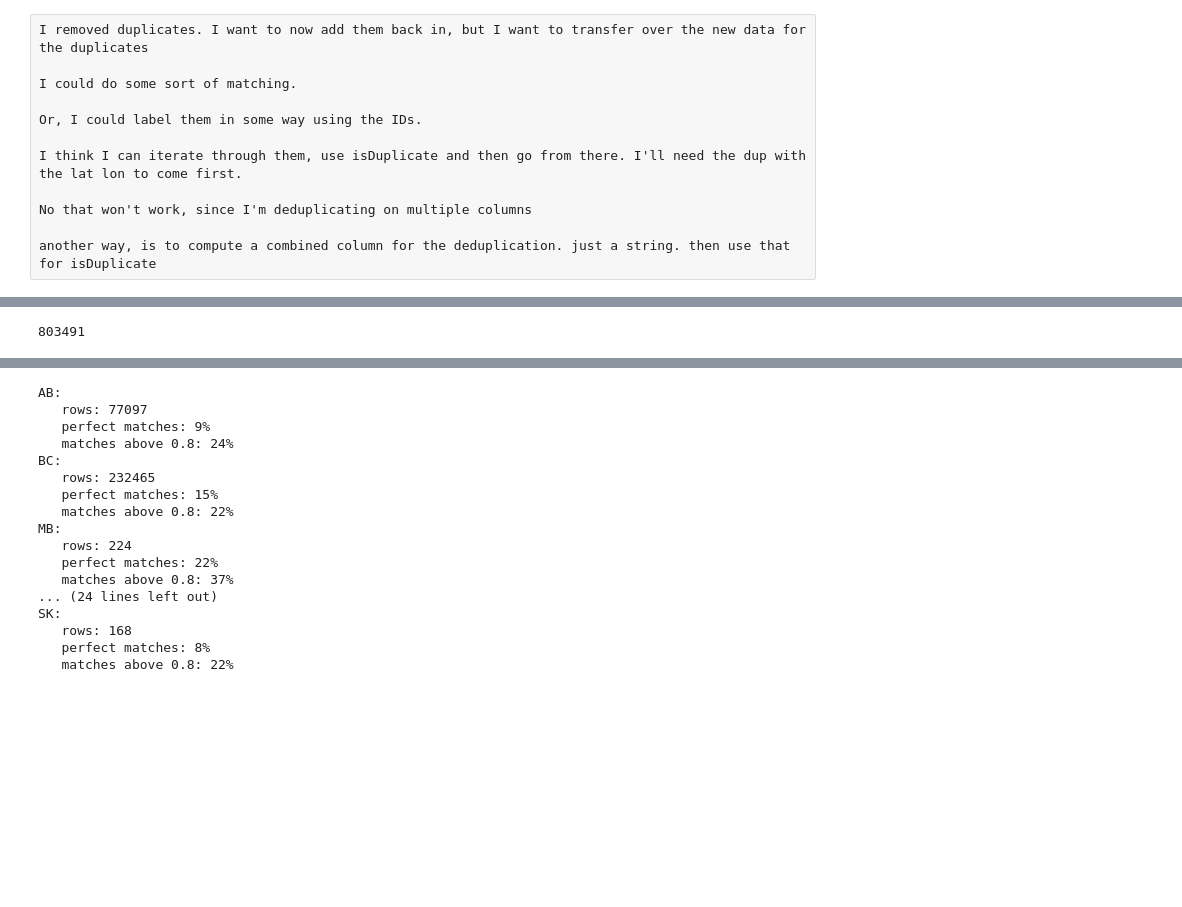
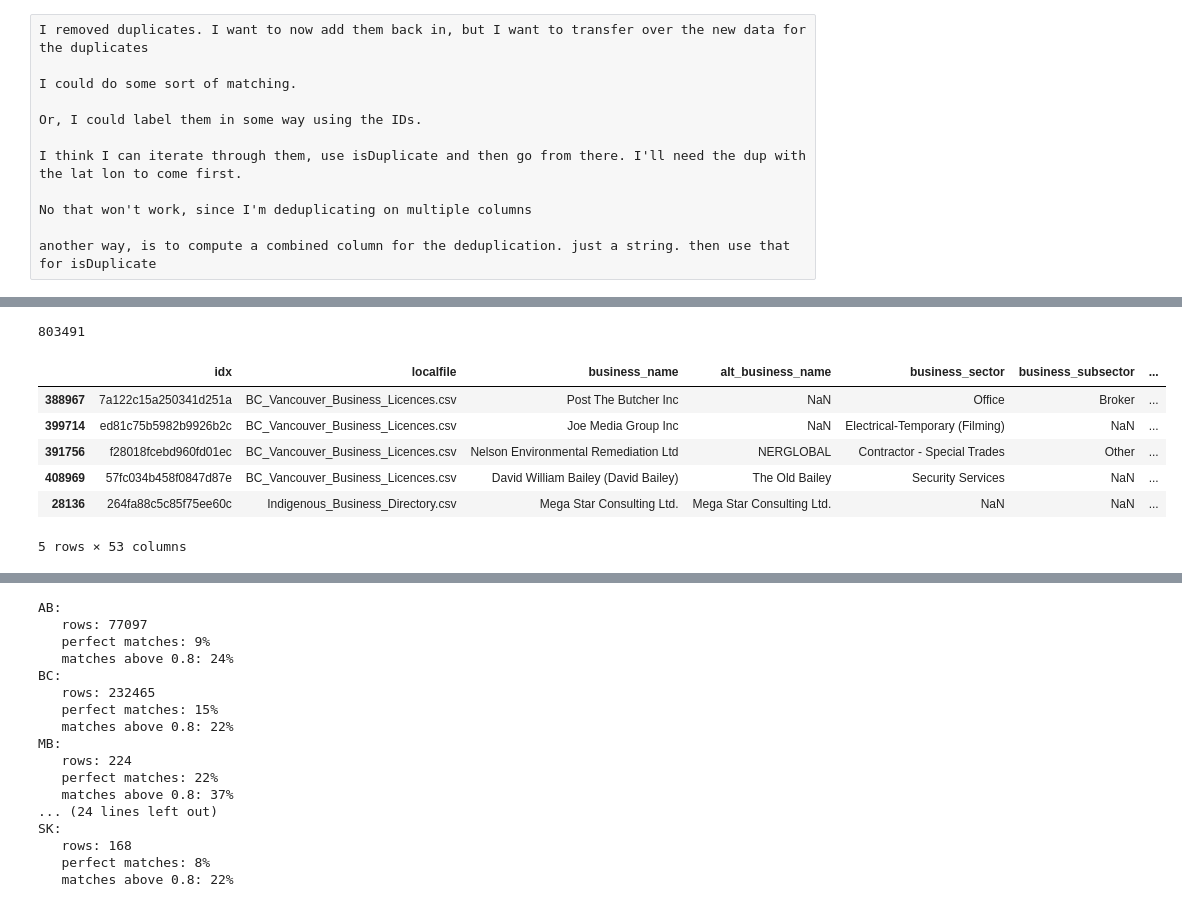
Before and after one commit to smlum/ODBiz, a Jupyter notebook: 5a-Matching/analysis.ipynb, the cells around one changed output, grey strips where cells are left out. Drawn from its saved outputs; the diff is of its cells as text; code cells hidden in the pictures; blank space fills up the shorter version.

```diff
--- a/5a-Matching/analysis.ipynb
+++ b/5a-Matching/analysis.ipynb
@@ -260,8 +279,17 @@ df.to_csv('test.csv', index=False)
 # %%
 # next we need to assign x and y to lat/lon and decide our cutoff
+len(df)
+# %% [output]
+803491
 # %%
 df = pd.read_csv('output/matched.csv', low_memory=False)
-# %%
-len(df)
-# %% [output]
-803491
+# %%
+df.head()
+# %% [output]
+|  | idx | localfile | business_name | alt_business_name | business_sector | business_subsector | ... |
+| 388967 | 7a122c15a250341d251a | BC_Vancouver_Business_Licences.csv | Post The Butcher Inc | NaN | Office | Broker | ... |
+| 399714 | ed81c75b5982b9926b2c | BC_Vancouver_Business_Licences.csv | Joe Media Group Inc | NaN | Electrical-Temporary (Filming) | NaN | ... |
+| 391756 | f28018fcebd960fd01ec | BC_Vancouver_Business_Licences.csv | Nelson Environmental Remediation Ltd | NERGLOBAL | Contractor - Special Trades | Other | ... |
+| 408969 | 57fc034b458f0847d87e | BC_Vancouver_Business_Licences.csv | David William Bailey (David Bailey) | The Old Bailey | Security Services | NaN | ... |
+| 28136 | 264fa88c5c85f75ee60c | Indigenous_Business_Directory.csv | Mega Star Consulting Ltd. | Mega Star Consulting Ltd. | NaN | NaN | ... |
+5 rows × 53 columns
```
Also changed, not shown: parts of 19 cells of this notebook, 5 other files.
